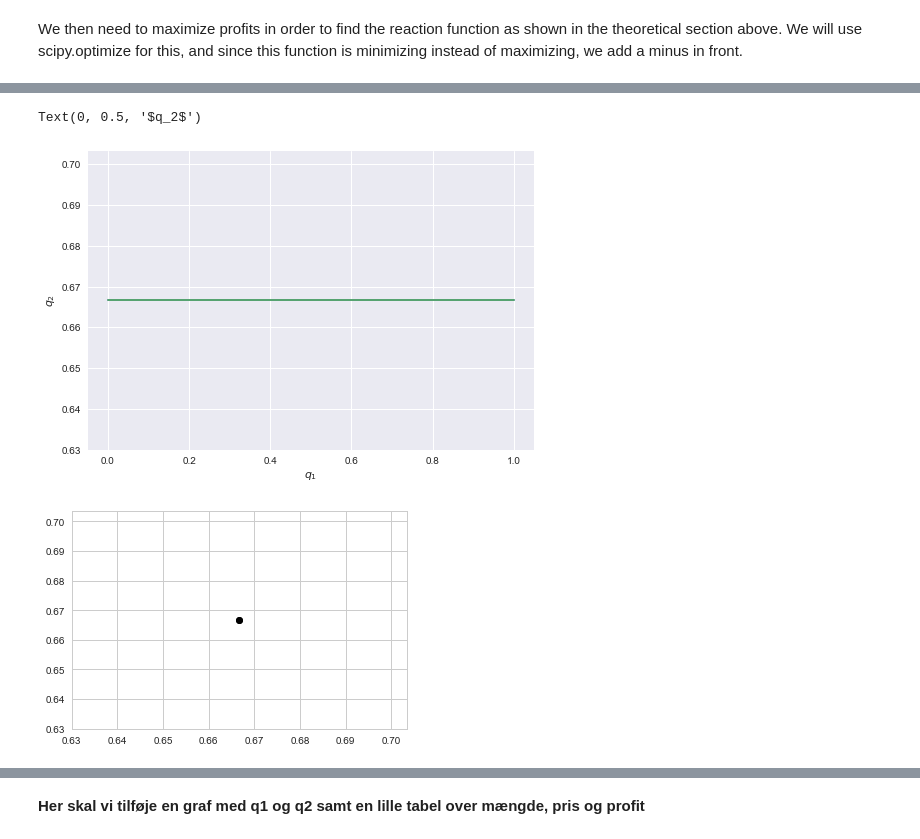
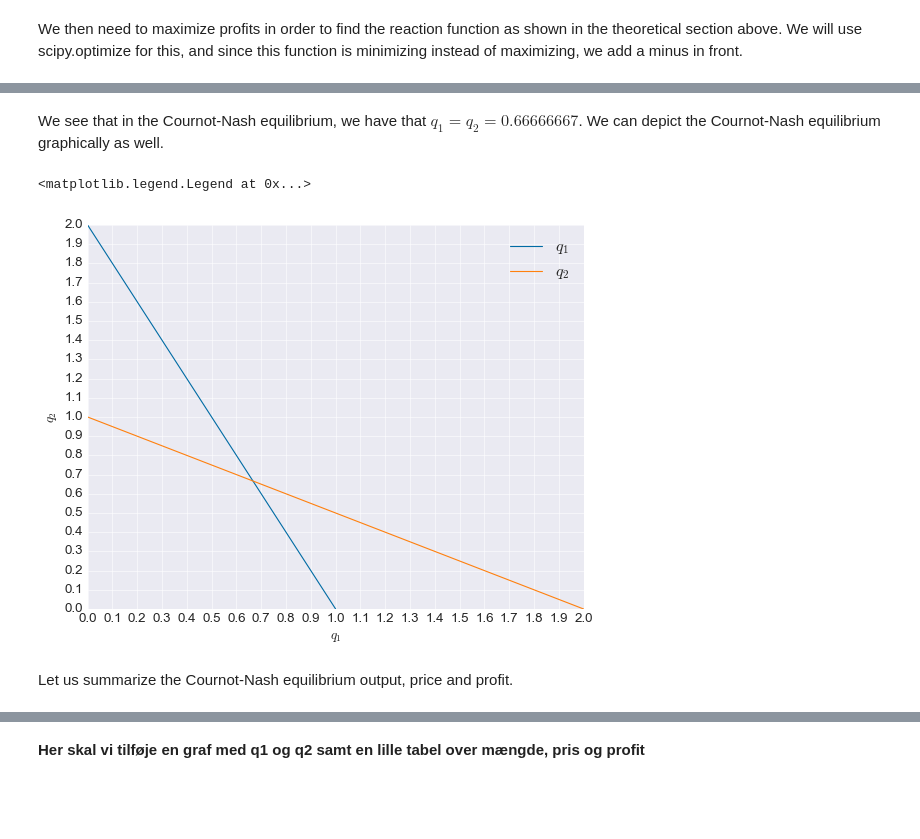
Before and after one commit to NumEconCopenhagen/projects-2019-abs, a Jupyter notebook: modelproject/Model Project v2.ipynb, the cells around one changed output, grey strips where cells are left out. Drawn from its saved outputs; the diff is of its cells as text; code cells hidden in the pictures; blank space fills up the shorter version.

```diff
--- a/modelproject/Model Project v2.ipynb
+++ b/modelproject/Model Project v2.ipynb
@@ -253,12 +193,0 @@ ax.set_ylim([0,1])
-# %%
-fig = plt.figure(figsize=(6,5))
-ax = fig.add_subplot(1,1,1)
-
-q1 = reaction_function(q2,0)
-q2 = reaction_function(q1,0)
-ax.plot(q1,q2)
-
-ax.set_xlabel('$q_1$')
-ax.set_ylabel('$q_2$')
-ax.set_xlim([0,1])
-ax.set_ylim([0,1])
@@ -268,24 +194,29 @@ TypeError: cannot determine truth value of Relational
-# %%
-#range_q1 = [optimize.fsolve(lambda q: fixed_point(q,[0,0]), initial_guess)]
-#range_q2 = [optimize.fsolve(lambda q: fixed_point(q,[0,0]), initial_guess)]
-#plt.style.use('seaborn')
-plt.clf()
-plt.plot(optimize.fsolve(lambda q: fixed_point(q,[0,0]), initial_guess), label = '$q_1$')
-plt.plot(optimize.fsolve(lambda q: fixed_point(q,[0,0]), initial_guess), label = '$q_2$')
-plt.xlabel('$q_1$')
-plt.ylabel('$q_2$')
-# %% [output]
-Text(0, 0.5, '$q_2$')
-[figure, removed]
-# %%
-%matplotlib inline
-import matplotlib.pyplot as plt
-plt.style.use('seaborn-whitegrid')
-import numpy as np
-
-x = (optimize.fsolve(lambda q: fixed_point(q,[0,0]), initial_guess))
-y = (optimize.fsolve(lambda q: fixed_point(q,[0,0]), initial_guess))
-
-plt.plot(x, y, 'o', color='black');
-# %% [output]
-[figure, removed]
+# %% [markdown]
+We see that in the Cournot-Nash equilibrium, we have that $q_1 = q_2 = 0.66666667$. We can depict the Cournot-Nash equilibrium graphically as well.
+# %%
+# Define reactions functions
+def q1(q2,c,a,b):
+    return 0.5*((a-c)/b-q2)
+
+def q2(q1,c,a,b):
+    return 0.5*((a-c)/b-q1)
+
+# Create best response to multiple q values
+range_q1 = np.linspace(0,2,10)
+range_q2 = np.linspace(0,2,10)
+q1 = q1(range_q2,c,a,b)
+q2 = q2(range_q1,c,a,b)
+
+# Plot q1 and q2
+plt.plot(q1,range_q2, label = '$q_1$')
+plt.plot(range_q1,q2, label = '$q_2$')
+plt.xlabel('$q_1$')
+plt.ylabel('$q_2$')
+plt.xticks(np.arange(0, 2.1, step=0.1))
+plt.yticks(np.arange(0, 2.1, step=0.1))
+plt.legend()
+# %% [output]
+<matplotlib.legend.Legend at 0x...>
+[figure, added]
+# %% [markdown]
+Let us summarize the Cournot-Nash equilibrium output, price and profit.
```
Also changed, not shown: parts of 7 cells of this notebook.
